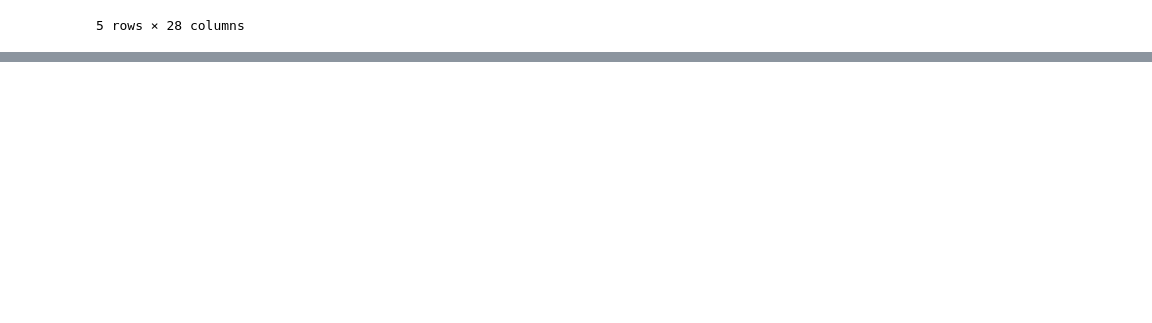
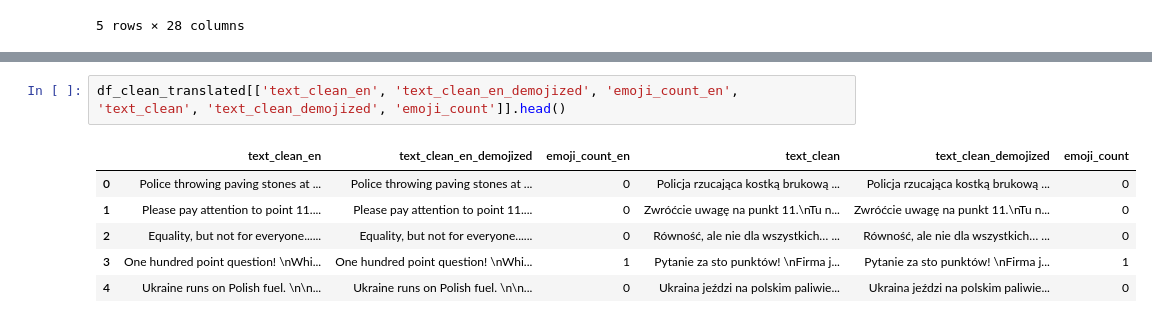
Before and after one commit to MPKuchciak/Twitter, a Jupyter notebook: 002. Basic Data Cleaning.ipynb, the cells around one changed output, grey strips where cells are left out. Cells and saved outputs as stored; diff of their text form; blank space fills up the shorter version.

```diff
--- a/002. Basic Data Cleaning.ipynb
+++ b/002. Basic Data Cleaning.ipynb
@@ -1264,0 +1054,9 @@ df['text_clean_en'] = df['text_clean_en'].replace('#VALUE!', pd.NA)
+# %%
+df_clean_translated[['text_clean_en', 'text_clean_en_demojized', 'emoji_count_en', 'text_clean', 'text_clean_demojized', 'emoji_count']].head()
+# %% [output]
+|  | text_clean_en | text_clean_en_demojized | emoji_count_en | text_clean | text_clean_demojized | emoji_count |
+| 0 | Police throwing paving stones at ... | Police throwing paving stones at ... | 0 | Policja rzucająca kostką brukową ... | Policja rzucająca kostką brukową ... | 0 |
+| 1 | Please pay attention to point 11.... | Please pay attention to point 11.... | 0 | Zwróćcie uwagę na punkt 11.\nTu n... | Zwróćcie uwagę na punkt 11.\nTu n... | 0 |
+| 2 | Equality, but not for everyone...... | Equality, but not for everyone...... | 0 | Równość, ale nie dla wszystkich… ... | Równość, ale nie dla wszystkich… ... | 0 |
+| 3 | One hundred point question! \nWhi... | One hundred point question! \nWhi... | 1 | Pytanie za sto punktów! \nFirma j... | Pytanie za sto punktów! \nFirma j... | 1 |
+| 4 | Ukraine runs on Polish fuel. \n\n... | Ukraine runs on Polish fuel. \n\n... | 0 | Ukraina jeździ na polskim paliwie... | Ukraina jeździ na polskim paliwie... | 0 |
```
Also changed, not shown: parts of 28 cells of this notebook.
